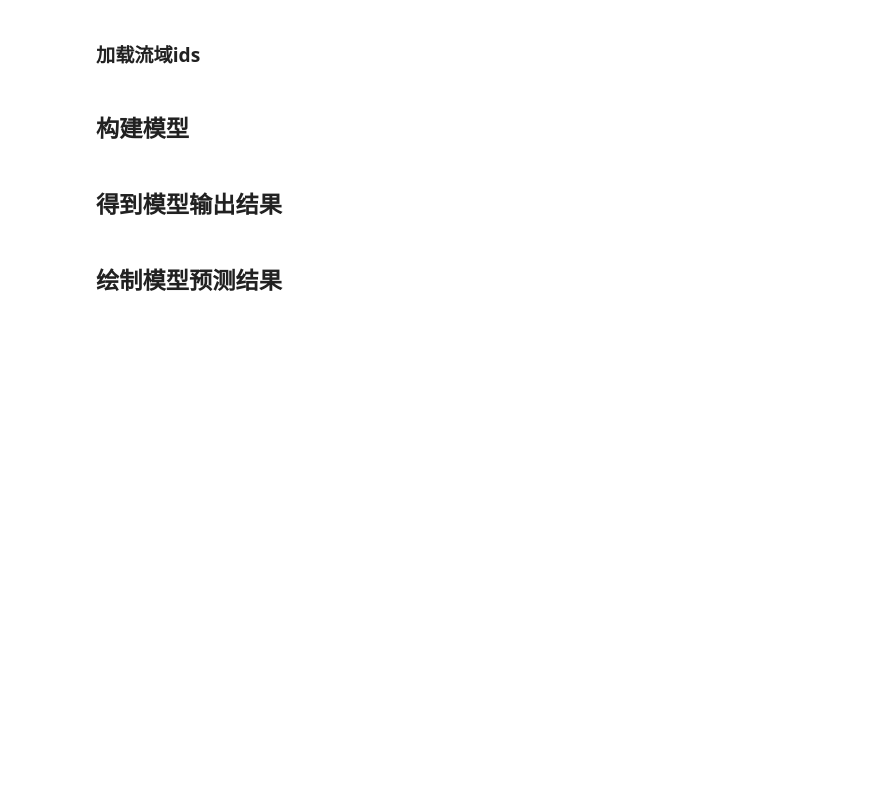
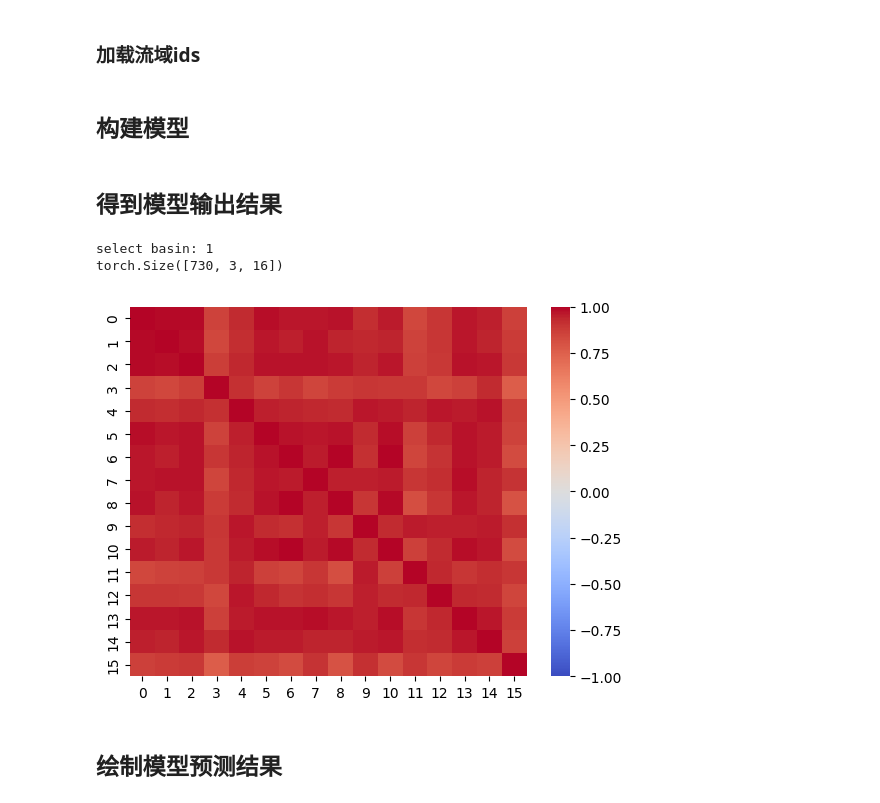
Before and after one commit to chooron/generic_deltamodel, a Jupyter notebook: project/better_estimate/innerflux/visual_timevar_parameters_hopev1.ipynb, the cells around one changed output. Drawn from its saved outputs; the diff is of its cells as text; code cells hidden in the pictures; blank space fills up the shorter version.

```diff
--- a/project/better_estimate/innerflux/visual_timevar_parameters_hopev1.ipynb
+++ b/project/better_estimate/innerflux/visual_timevar_parameters_hopev1.ipynb
@@ -59,14 +68,29 @@ hope_layer = nn_model.hope_layer
 ## 得到模型输出结果
 # %%
 import torch
-model_input = eval_dataset['xc_nn_norm']
-select_basin_idx = np.where(selected_basins==8023080)[0][0]
-print(select_basin_idx)
-tmp_model_input = model_input[0:730, select_basin_idx:select_basin_idx+1, :]
-print(model_input.shape)
-layer_output = hope_layer(torch.permute(tmp_model_input, (1, 0, 2)))
-layer_output = torch.sigmoid(layer_output.reshape(-1, 3, 16))
+
+model_input = eval_dataset["xc_nn_norm"]
+select_basin_idx = np.where(selected_basins==1031500)[0][0]
+# select_basin_idx = 0
+print(f"select basin: {select_basin_idx}")
+tmp_model_input = model_input[0:730, select_basin_idx : select_basin_idx + 1, :]
+layer_output = predict(tmp_model_input)
+layer_output = layer_output.reshape(-1, 3, 16)
 print(layer_output.shape)
+# %% [output]
+select basin: 1
+torch.Size([730, 3, 16])
+# %%
+corr_matrix = np.corrcoef(layer_output.detach().cpu().numpy()[:,2,:], rowvar=False)
+
+import seaborn as sns
+import matplotlib.pyplot as plt
+
+# 绘制相关性热图
+sns.heatmap(corr_matrix, cmap="coolwarm", vmin=-1, vmax=1)
+plt.show()
+# %% [output]
+[figure, added]
 # %% [markdown]
 ## 绘制模型预测结果
 # %%
```
Also changed, not shown: parts of 5 cells of this notebook, 35 other files.
